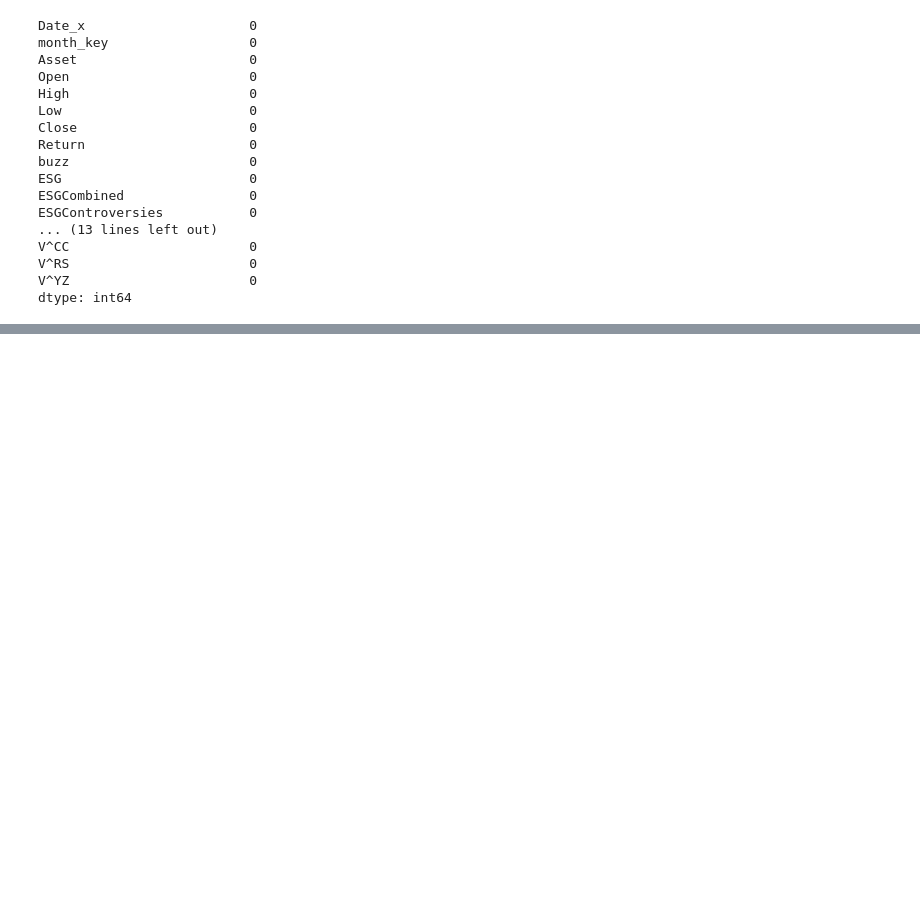
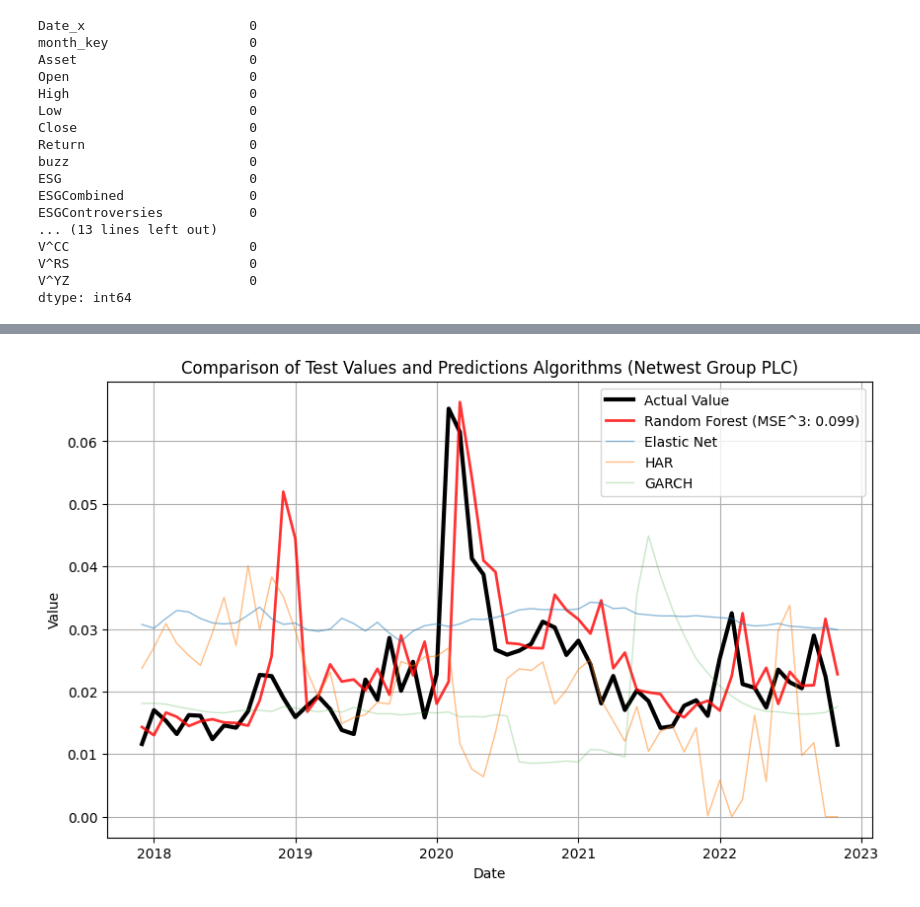
Before and after one commit to ygcahyono/esgnews_volatility, a Jupyter notebook: notebook/1.3.1-Merge-Fillna-Data.ipynb, the cells around one changed output, grey strips where cells are left out. Saved outputs shown, nothing was run; the diff lists cells and outputs as text; code cells hidden in the pictures; blank space fills up the shorter version.

```diff
--- a/notebook/1.3.1-Merge-Fillna-Data.ipynb
+++ b/notebook/1.3.1-Merge-Fillna-Data.ipynb
@@ -304,0 +1005,8 @@ merge_all_fill_df.to_csv('files/1.3-FTSE_Monthly_ESG_Volatility_Final.csv', inde
+# %%
+banks_predictions = pd.read_csv('../data/9-ESG News to Stock Volatility Projects - Sheet10.csv')
+# %%
+banks_predictions['month_key'] = pd.to_datetime(banks_predictions['month_key'])
+# %%
+banks_predictions.index = banks_predictions.month_key
+# %%
+banks_predictions = banks_predictions.drop(['month_key'], axis=1)
@@ -304,0 +1024,30 @@ merge_all_fill_df.to_csv('files/1.3-FTSE_Monthly_ESG_Volatility_Final.csv', inde
+# %%
+import matplotlib.pyplot as plt
+
+df_subset = banks_predictions[banks_predictions['Asset'] == 8589934212]
+
+
+# Assuming your DataFrame is named df and the columns are named accordingly
+df_subset = df_subset.sort_index()  # make sure your DataFrame is sorted by date
+
+# Create a new figure and set the size
+plt.figure(figsize=(10,6))
+
+# Plot each column
+plt.plot(df_subset.index, df_subset['Test Data'], label='Actual Value', linewidth=3, color = 'black')
+plt.plot(df_subset.index, df_subset['Predictions-RF'], label='Random Forest (MSE^3: 0.099)', linewidth=2, alpha = 0.8, color = 'red')
+plt.plot(df_subset.index, df_subset['Predictions-EN'], label='Elastic Net', linewidth=1, alpha = 0.5)
+plt.plot(df_subset.index, df_subset['Predictions-HAR'], label='HAR', linewidth=1, alpha = 0.5)
+plt.plot(df_subset.index, df_subset['Predictions-GARCH'], label='GARCH', linewidth=1, alpha = 0.25)
+
+# Customizing the plot
+plt.title('Comparison of Test Values and Predictions Algorithms (Netwest Group PLC)')
+plt.xlabel('Date')
+plt.ylabel('Value')
+plt.grid(True)
+plt.legend()
+
+# Show the plot
+plt.show()
+# %% [output]
+[figure, added]
```
Also changed, not shown: parts of 126 cells of this notebook, 11 other files.
